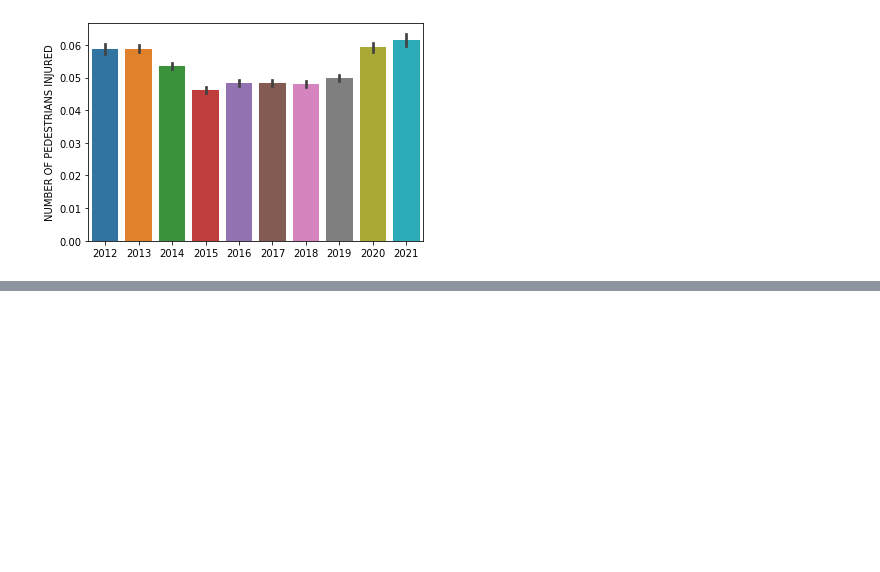
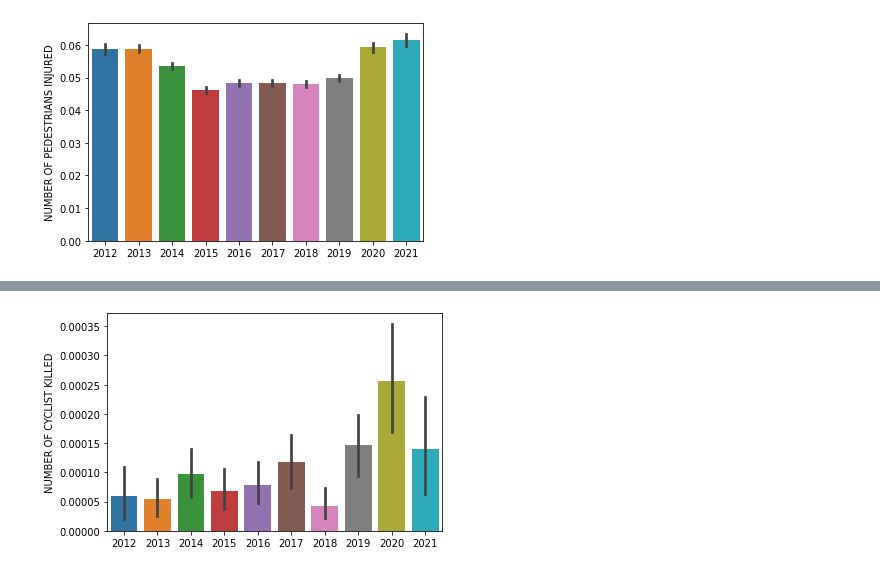
Before and after one commit to sudheendrakatikar/cmpe255-project, a Jupyter notebook: maincode.ipynb, the cells around one changed output, grey strips where cells are left out. Cells and saved outputs as stored; diff of their text form; code cells hidden in the pictures; blank space fills up the shorter version.

```diff
--- a/maincode.ipynb
+++ b/maincode.ipynb
@@ -596,0 +579,7 @@ df2['year'].shape
+# %%
+y=data['NUMBER OF CYCLIST KILLED']
+y=y.astype(int)
+l=year
+plt=sns.barplot(l,y)
+# %% [output]
+[figure, added]
```
Also changed, not shown: parts of 13 cells of this notebook.
